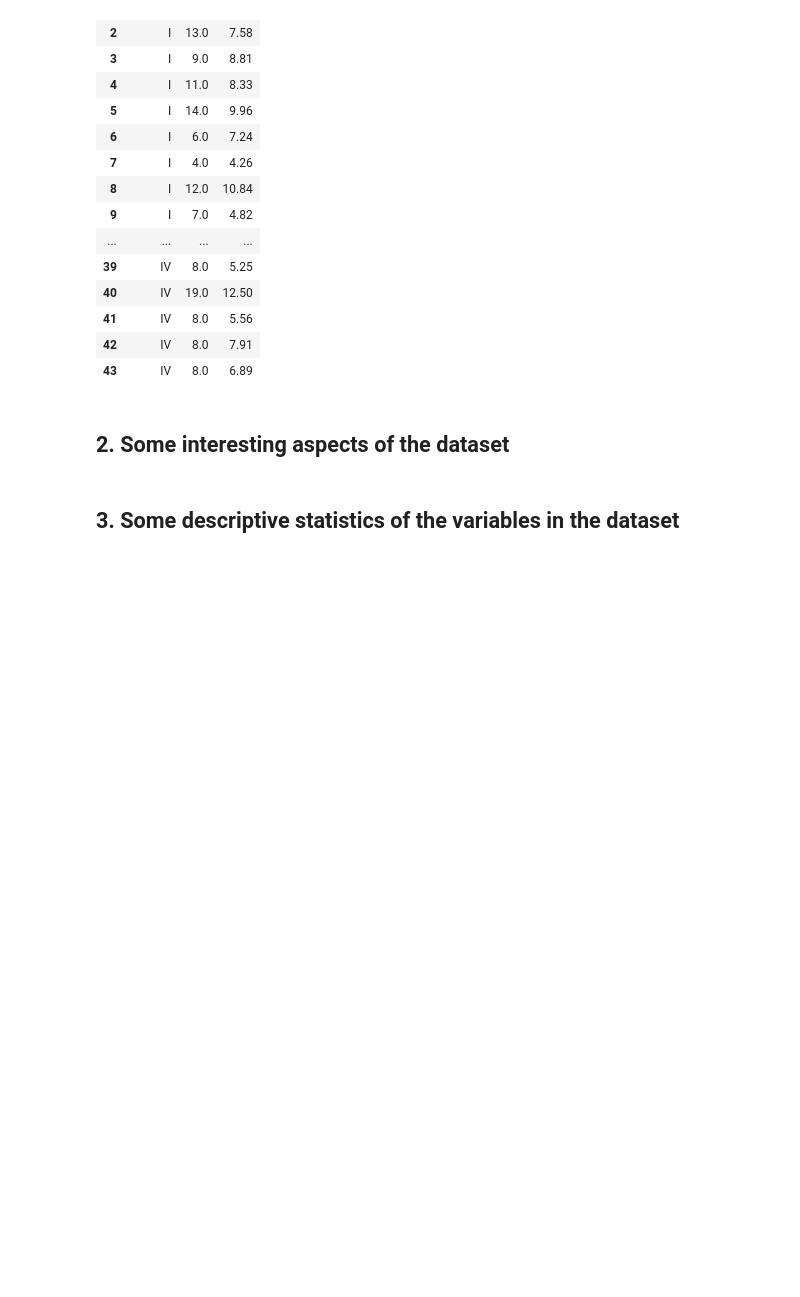
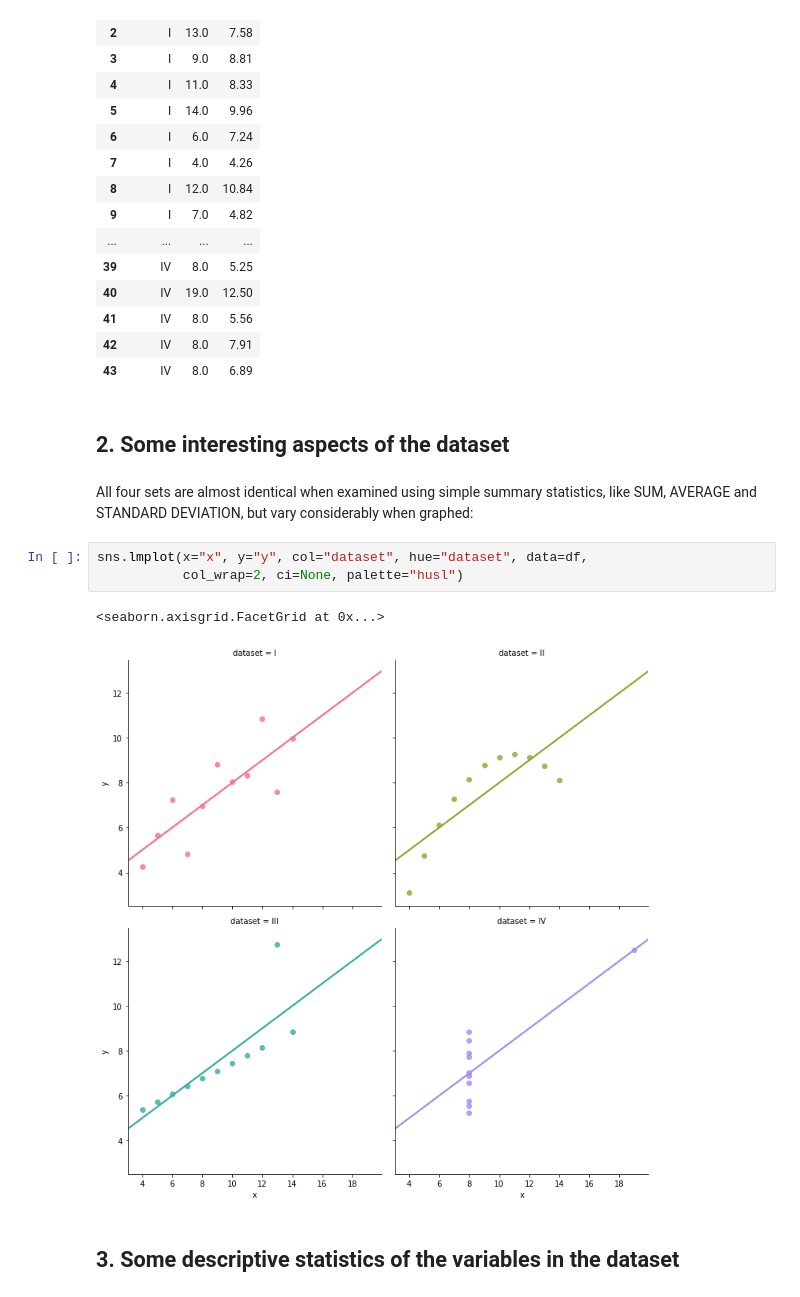
Before and after one commit to SDrag/FundamentalsOfDataAnalysis-Assignments, a Jupyter notebook: FDA.ipynb, the cells around one changed output. Drawn from its saved outputs; the diff is of its cells as text; blank space fills up the shorter version.

```diff
--- a/FDA.ipynb
+++ b/FDA.ipynb
@@ -37,5 +37,13 @@ df
 | 43 | IV | 8.0 | 6.89 |
 # %% [markdown]
 ## 2.  Some interesting aspects of the dataset
+# %% [markdown]
+All four sets are almost identical when examined using simple summary statistics, like SUM, AVERAGE and STANDARD DEVIATION, but vary considerably when graphed:
+# %%
+sns.lmplot(x="x", y="y", col="dataset", hue="dataset", data=df,
+           col_wrap=2, ci=None, palette="husl")
+# %% [output]
+<seaborn.axisgrid.FacetGrid at 0x...>
+[figure, added]
 # %% [markdown]
 ## 3.  Some descriptive statistics of the variables in the dataset
```
Also changed, not shown: parts of 2 cells of this notebook.
